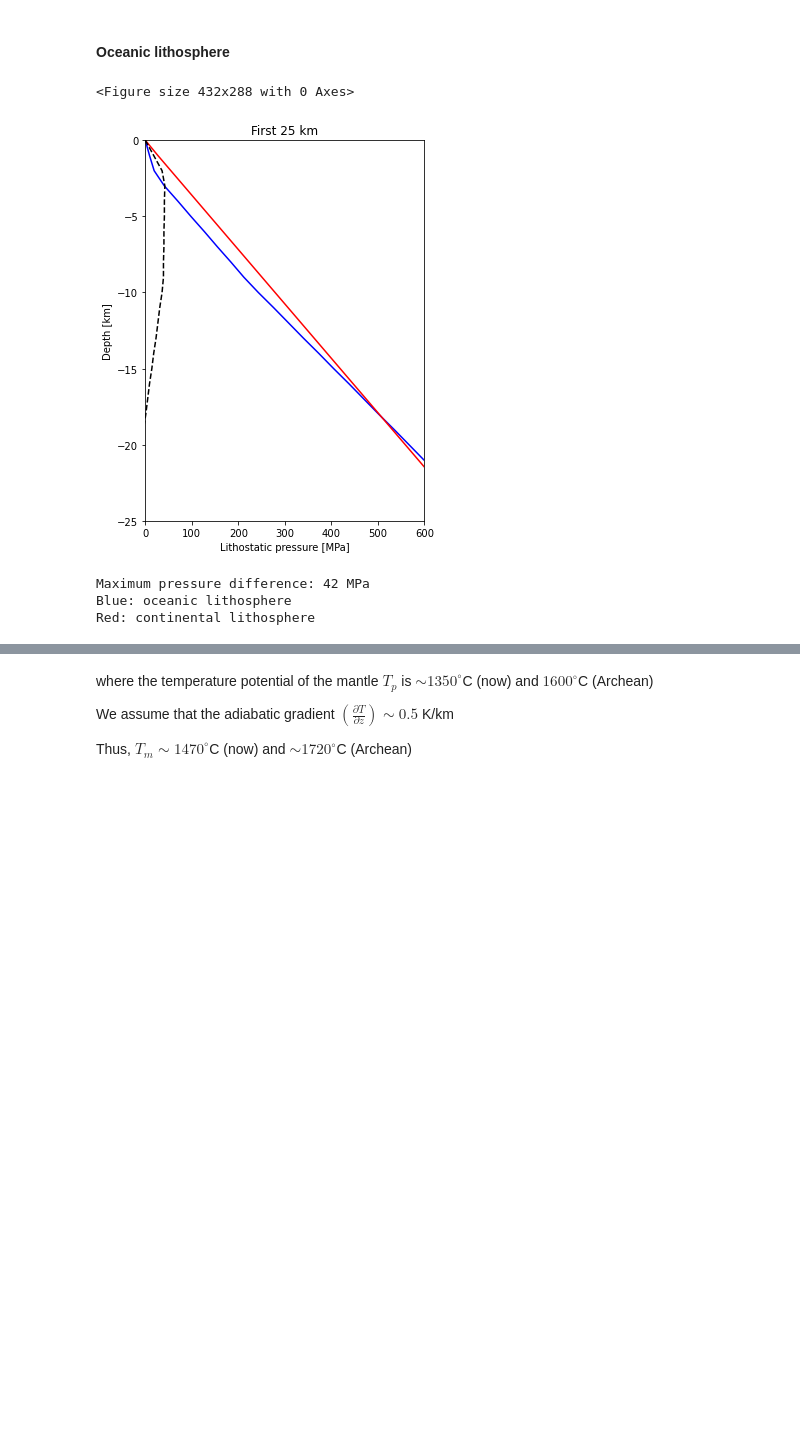
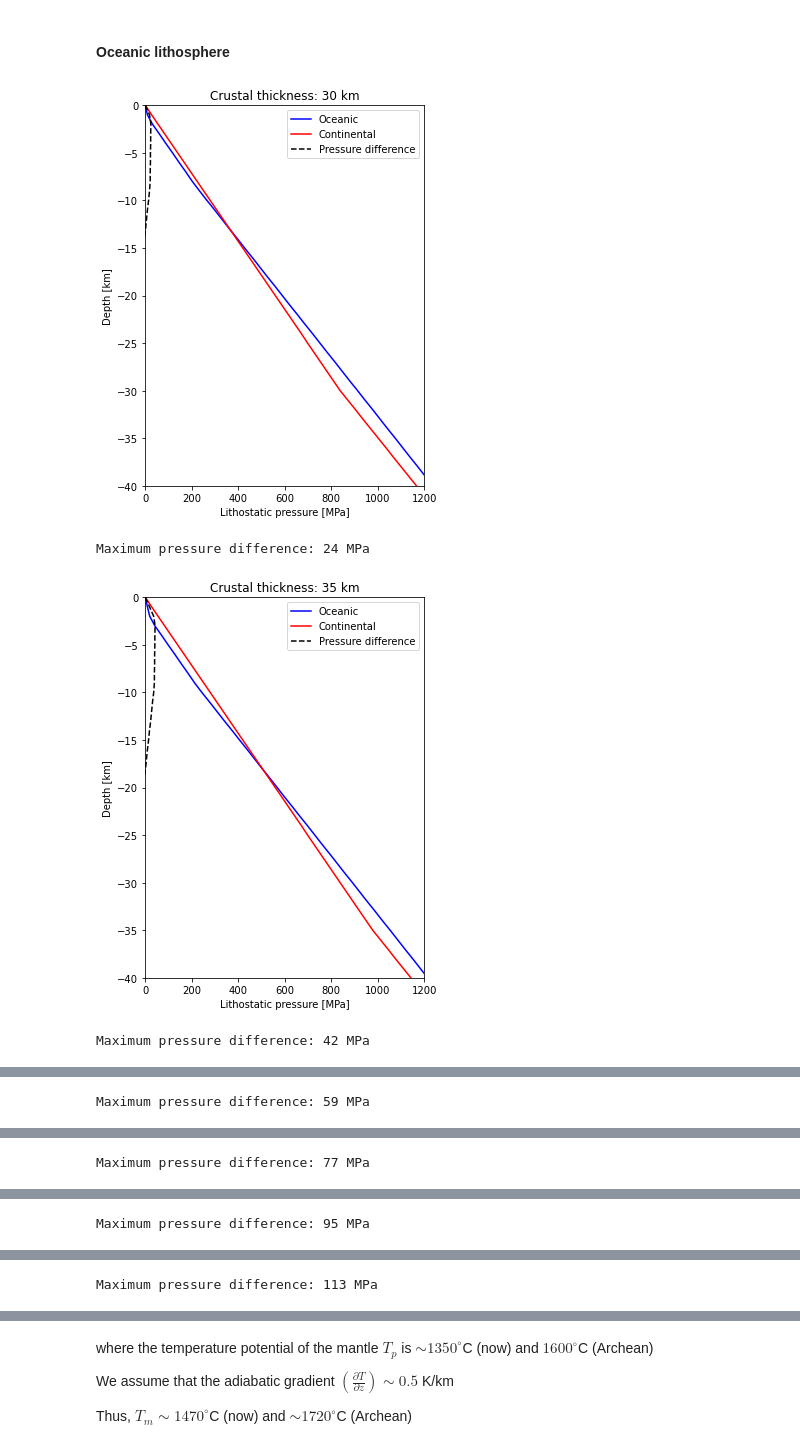
Before and after one commit to vvmai/lab_kore, a Jupyter notebook: isostasy_calculation.ipynb, the cells around one changed output, grey strips where cells are left out. Drawn from its saved outputs; the diff is of its cells as text; code cells hidden in the pictures; blank space fills up the shorter version.

```diff
--- a/isostasy_calculation.ipynb
+++ b/isostasy_calculation.ipynb
@@ -74,0 +63,5 @@ Depth of the water layer above the oceanic lithosphere: 2 km
+# %%
+w_B = cc + cm - om - m - oc
+print("Crustal thickness, mantle thickness, water depth:")
+for i, water in enumerate(w_B):
+    print("[%.0f km, %.1f km, %.1f km]"%((cc[i]/1000),(m[i]/1000),(w_B[i]/1000)))
@@ -75,6 +76,7 @@ Depth of the water layer above the oceanic lithosphere: 2 km
 # %% [markdown]
 checking that this is indeed equal to the continental lithospheric layer:
 # %%
-print("Oceanic lithosphere: %i km"%((w_B+oc+om+m)/1000))
-print("Continental lithosphere: %i km"%((cm+cc)/1000))
+print("Crustal thickness, oceanic lithosphere, continental lithosphere:")
+for i in range(len(w_B)):
+    print("[%.0f km, %i km, %i km]"%((cc[i]/1000),((w_B[i]+oc+om+m[i])/1000), ((cm+cc[i])/1000)))
 # %% [output]
@@ -85,6 +92,15 @@ Continental lithosphere: 235 km
 $$P = \int_{a}^{b} \rho(z) g dz$$
 
 #### Continental lithosphere
+# %%
+compensation_depth = cc + cm # compensation depth
+
+initial_depth = 0
+depth_increment = 1000
+final_depth = compensation_depth+depth_increment
+z = [[]]*len(cc)
+for i, depth in enumerate(final_depth):
+    z[i] = list(range(initial_depth,depth,depth_increment)) # depth [m]
 # %%
 def calc_pressure_continent(z, w, cc):
     """
@@ -141,25 +157,28 @@ def calc_pressure_ocean(z, w, oc):
 # %%
 # assuming that continents are at sea level
 w_A = 0
-P_A = calc_pressure_continent(z, w_A, cc)
-P_B = calc_pressure_ocean(z, w_B, oc)
+P_A = [[]]*len(cc)
+P_B = [[]]*len(cc)
+P_diff = [[]]*len(cc)
 
-plt.figure(1)
-plt.figure(figsize=(5,7))
-plt.plot(P_B,[-i/1000 for i in z],'b-')
-plt.plot(P_A,[-i/1000 for i in z],'r-')
-plt.plot(P_A-P_B,[-i/1000 for i in z],'k--')
-plt.ylim((-25,0))
-plt.xlim((0,600))
-plt.title('First 25 km')
-plt.xlabel('Lithostatic pressure [MPa]')
-plt.ylabel('Depth [km]')
-plt.show()
-print("Maximum pressure difference: %i MPa"%max(P_A-P_B))
-print("Blue: oceanic lithosphere\nRed: continental lithosphere")
+for i, c in enumerate(cc):
+    P_A[i] = calc_pressure_continent(z[i], w_A, c)
+    P_B[i] = calc_pressure_ocean(z[i], w_B[i], oc)
+    plt.figure(figsize=(5,7))
+    plt.plot(P_B[i],[-j/1000 for j in z[i]],'b-')
+    plt.plot(P_A[i],[-j/1000 for j in z[i]],'r-')
+    P_diff[i] = P_A[i]-P_B[i]
+    plt.plot(P_diff[i],[-j/1000 for j in z[i]],'k--')
+    plt.ylim((-40,0))
+    plt.xlim((0,1200))
+    plt.title('Crustal thickness: %i km'%(cc[i]/1000))
+    plt.xlabel('Lithostatic pressure [MPa]')
+    plt.ylabel('Depth [km]')
+    plt.legend(['Oceanic','Continental','Pressure difference'])
+    plt.show()
+    print("Maximum pressure difference: %i MPa"%max(P_diff[i]))
 # %% [output]
+[figure, new version]
-<Figure size 432x288 with 0 Axes>
+Maximum pressure difference: 24 MPa
-[figure, old version]
+[figure, added]
 Maximum pressure difference: 42 MPa
-Blue: oceanic lithosphere
-Red: continental lithosphere
@@ -165,0 +186 @@ Red: continental lithosphere
+Maximum pressure difference: 59 MPa
@@ -165,0 +188 @@ Red: continental lithosphere
+Maximum pressure difference: 77 MPa
@@ -165,0 +190 @@ Red: continental lithosphere
+Maximum pressure difference: 95 MPa
@@ -165,0 +192 @@ Red: continental lithosphere
+Maximum pressure difference: 113 MPa
```
Also changed, not shown: parts of 32 cells of this notebook.
